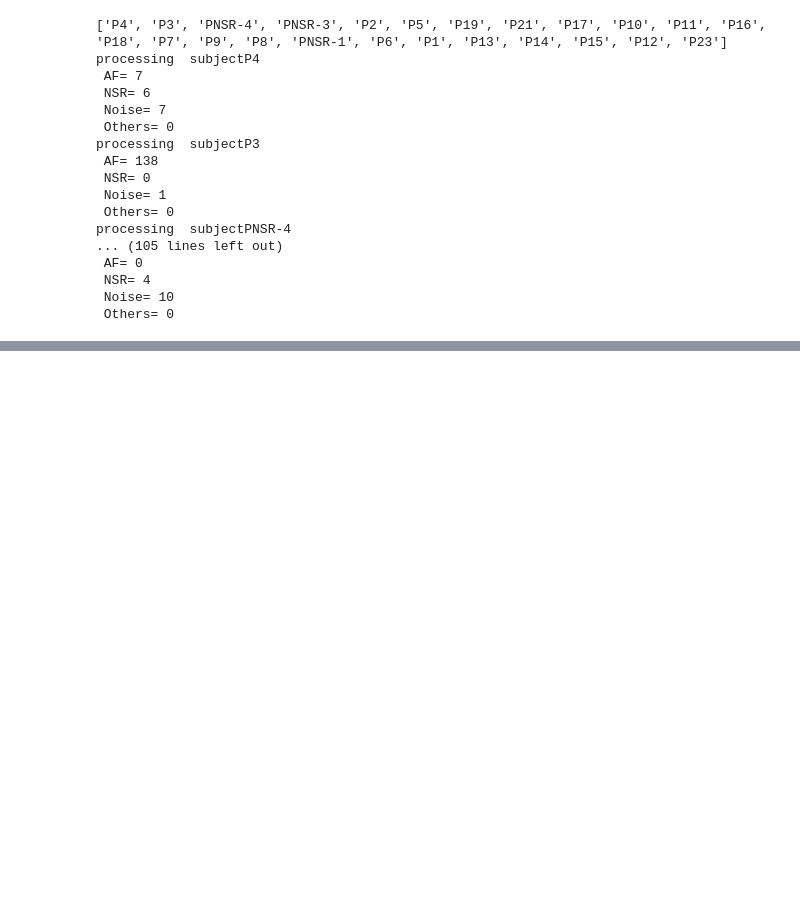
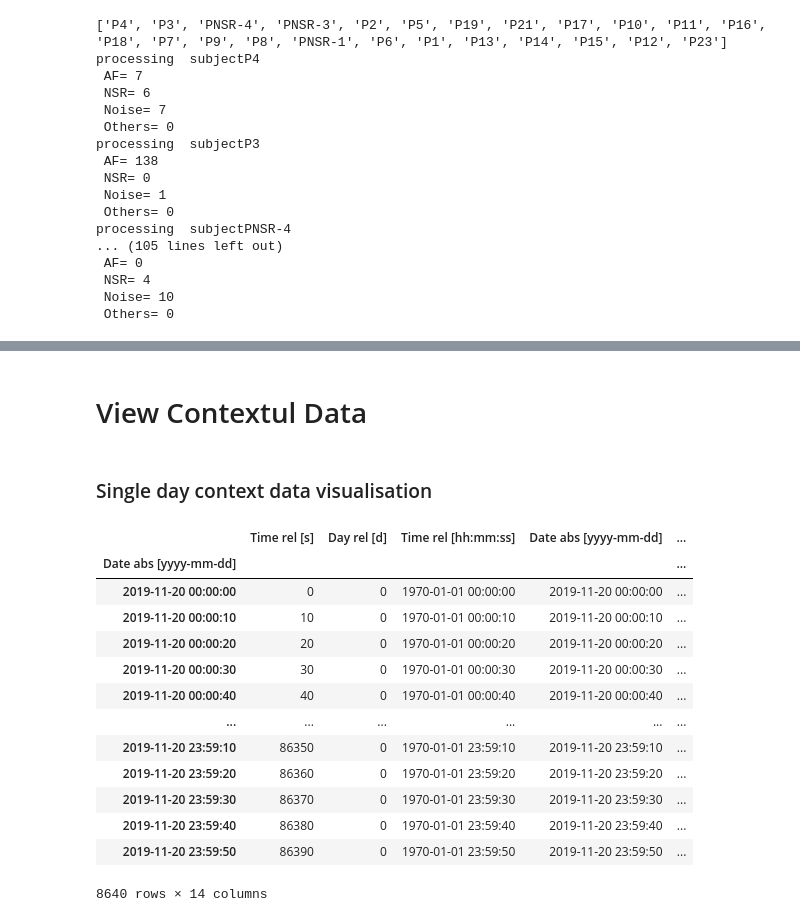
Before and after one commit to cph-cachet/cachet-ecg-db, a Jupyter notebook: CACHET-CADB-NoteBook.ipynb, the cells around one changed output, grey strips where cells are left out. Drawn from its saved outputs; the diff is of its cells as text; code cells hidden in the pictures; blank space fills up the shorter version.

```diff
--- a/CACHET-CADB-NoteBook.ipynb
+++ b/CACHET-CADB-NoteBook.ipynb
@@ -73,0 +103,27 @@ count_total("/Users/deku/Desktop/CACHET-AFDB/FINAL/annotations")
+# %% [markdown]
+# View Contextul Data
+# %% [markdown]
+### Single day context data visualisation
+# %%
+path_of_single_day_context_file="/Users/deku/Desktop/CACHET-AFDB/FINAL/CACHET-CADB/annotations/P1/a2b3c4@cachet.dk1/1/context.xlsx"
+#path_annotation="/Users/deku/Desktop/CACHET-AFDB/FINAL/CACHET-CADB/annotations/P1/a2b3c4@cachet.dk1/1/annotation.csv"
+df=pd.read_excel(path_of_single_day_context_file,usecols=[0,1,2, 3, 4, 5, 9,22,23,24,25,26,28,31])
+df.index= pd.to_datetime(df["Date abs [yyyy-mm-dd]"])
+
+## list dataframe containing 24 hours context data
+df
+# %% [output]
+|  | Time rel [s] | Day rel [d] | Time rel [hh:mm:ss] | Date abs [yyyy-mm-dd] | ... |
+| Date abs [yyyy-mm-dd] |  |  |  |  | ... |
+| 2019-11-20 00:00:00 | 0 | 0 | 1970-01-01 00:00:00 | 2019-11-20 00:00:00 | ... |
+| 2019-11-20 00:00:10 | 10 | 0 | 1970-01-01 00:00:10 | 2019-11-20 00:00:10 | ... |
+| 2019-11-20 00:00:20 | 20 | 0 | 1970-01-01 00:00:20 | 2019-11-20 00:00:20 | ... |
+| 2019-11-20 00:00:30 | 30 | 0 | 1970-01-01 00:00:30 | 2019-11-20 00:00:30 | ... |
+| 2019-11-20 00:00:40 | 40 | 0 | 1970-01-01 00:00:40 | 2019-11-20 00:00:40 | ... |
+| ... | ... | ... | ... | ... | ... |
+| 2019-11-20 23:59:10 | 86350 | 0 | 1970-01-01 23:59:10 | 2019-11-20 23:59:10 | ... |
+| 2019-11-20 23:59:20 | 86360 | 0 | 1970-01-01 23:59:20 | 2019-11-20 23:59:20 | ... |
+| 2019-11-20 23:59:30 | 86370 | 0 | 1970-01-01 23:59:30 | 2019-11-20 23:59:30 | ... |
+| 2019-11-20 23:59:40 | 86380 | 0 | 1970-01-01 23:59:40 | 2019-11-20 23:59:40 | ... |
+| 2019-11-20 23:59:50 | 86390 | 0 | 1970-01-01 23:59:50 | 2019-11-20 23:59:50 | ... |
+8640 rows × 14 columns
```
Also changed, not shown: parts of 7 cells of this notebook.
